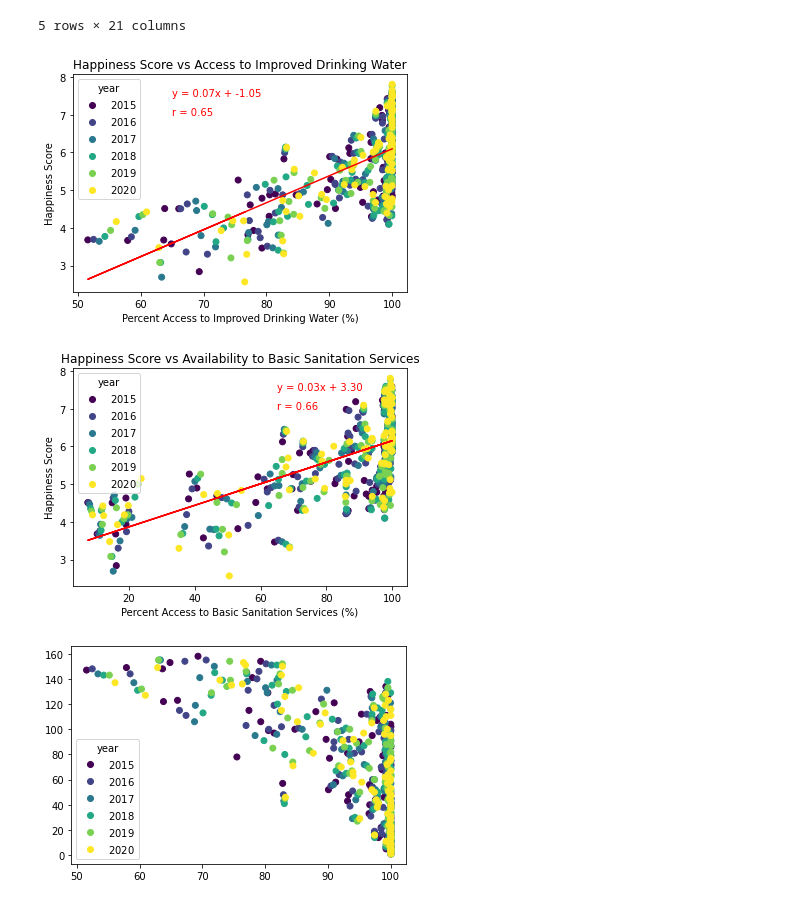
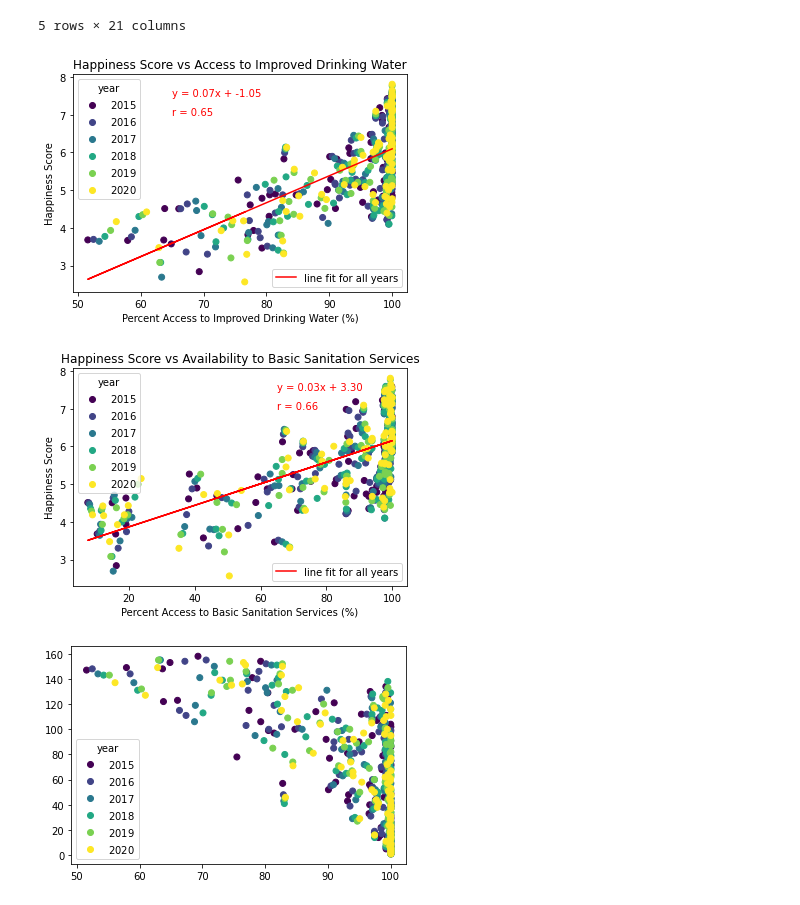
Before and after one commit to kawandag/PopulationvsHappinessData, a Jupyter notebook: waterSanitationVsWHI.ipynb, the cells around one changed output. Saved outputs shown, nothing was run; the diff lists cells and outputs as text; code cells hidden in the pictures.

```diff
--- a/waterSanitationVsWHI.ipynb
+++ b/waterSanitationVsWHI.ipynb
@@ -159,44 +160,49 @@ merged_df2.head()
 # %%
 fig, ax = plt.subplots()
 
 (m, b, r, p, stderr) = linregress(merged_df2["Access to improved drinking water"], merged_df2["Score"])
 y_regress = m * merged_df2["Access to improved drinking water"] + b
 # Plot line of regression
 plt.plot(merged_df2["Access to improved drinking water"], y_regress, color="red", label = "line fit for all years")
 plt.annotate(f"y = {m:.2f}x + {b:.2f}", color="red", xy=(65, 7.5))
 plt.annotate(f"r = {r:.2f}", color="red", xy=(65, 7.0))
 
 #plot scatter
 b = plt.scatter(merged_df2["Access to improved drinking water"], merged_df2["Score"],c=merged_df2['Year'])
-legend = ax.legend(*b.legend_elements(), loc ='upper left',title ='year')
+legend = plt.legend(*b.legend_elements(), loc ='upper left',title ='year')
+ax.add_artist(legend)
+plt.legend([a],labels=['line fit for all years'], loc='lower right')
 
 plt.title("Happiness Score vs Access to Improved Drinking Water")
 plt.xlabel("Percent Access to Improved Drinking Water (%)")
 plt.ylabel("Happiness Score")
 
-
+plt.savefig("accessToImprovedDrinkingWater.png")
 plt.show()
 # %% [output]
-[figure, old version]
+[figure, new version]
 # %%
 fig, ax = plt.subplots()
 
 (m, b, r, p, stderr) = linregress(merged_df2['Access to basic sanitation services'], merged_df2["Score"])
 y_regress = m * merged_df2['Access to basic sanitation services'] + b
 # Plot line of regression
-plt.plot(merged_df2['Access to basic sanitation services'], y_regress, color="red", label = "line fit for all years")
+a = plt.plot(merged_df2['Access to basic sanitation services'], y_regress, color="red", label = "line fit for all years")
 plt.annotate(f"y = {m:.2f}x + {b:.2f}", color="red", xy=(65, 7.5))
 plt.annotate(f"r = {r:.2f}", color="red", xy=(65, 7.0))
 
 b = plt.scatter(merged_df2['Access to basic sanitation services'], merged_df2["Score"],c=merged_df2['Year'])
-legend = ax.legend(*b.legend_elements(), loc ='upper left',title ='year')
+legend = plt.legend(*b.legend_elements(), loc ='upper left',title ='year')
+ax.add_artist(legend)
+plt.legend([a],labels=['line fit for all years'], loc='lower right')
 
 plt.title("Happiness Score vs Availability to Basic Sanitation Services")
 plt.xlabel("Percent Access to Basic Sanitation Services (%)")
 plt.ylabel("Happiness Score")
+plt.savefig("basicSanitationService.png")
 plt.show()
 # %% [output]
-[figure, old version]
+[figure, new version]
 # %%
 fig, ax = plt.subplots()
 
```
Also changed, not shown: parts of 1 cell of this notebook.
